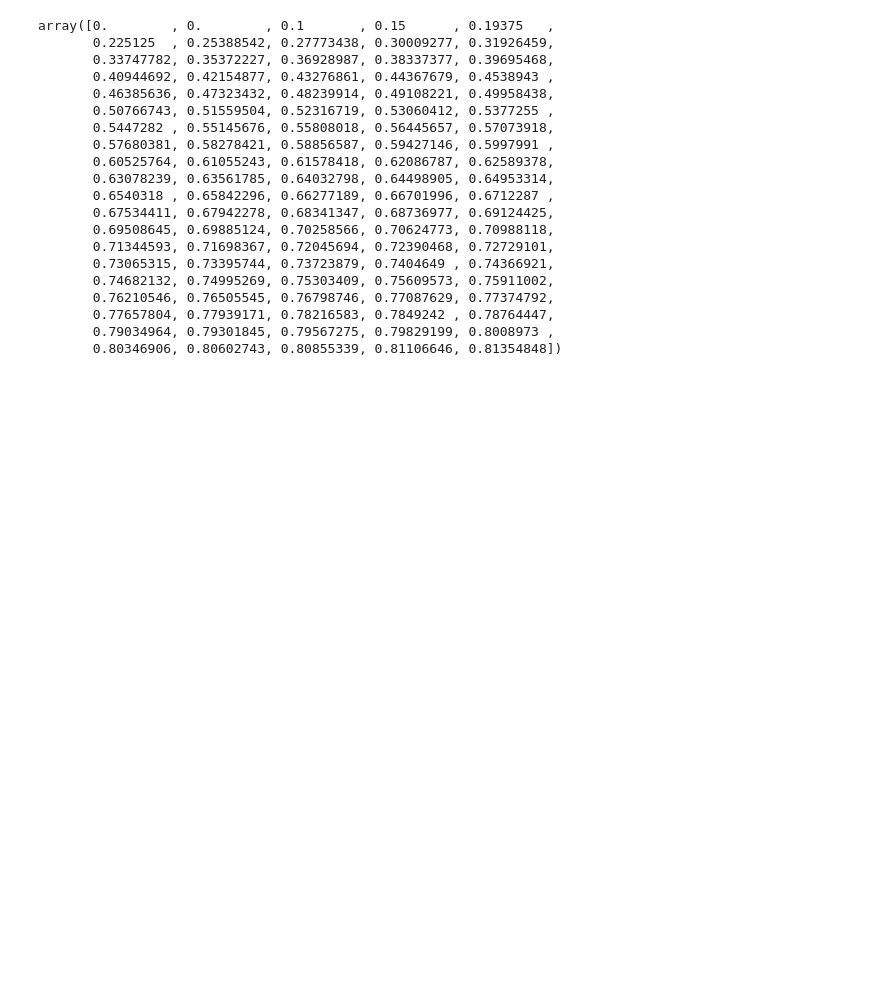
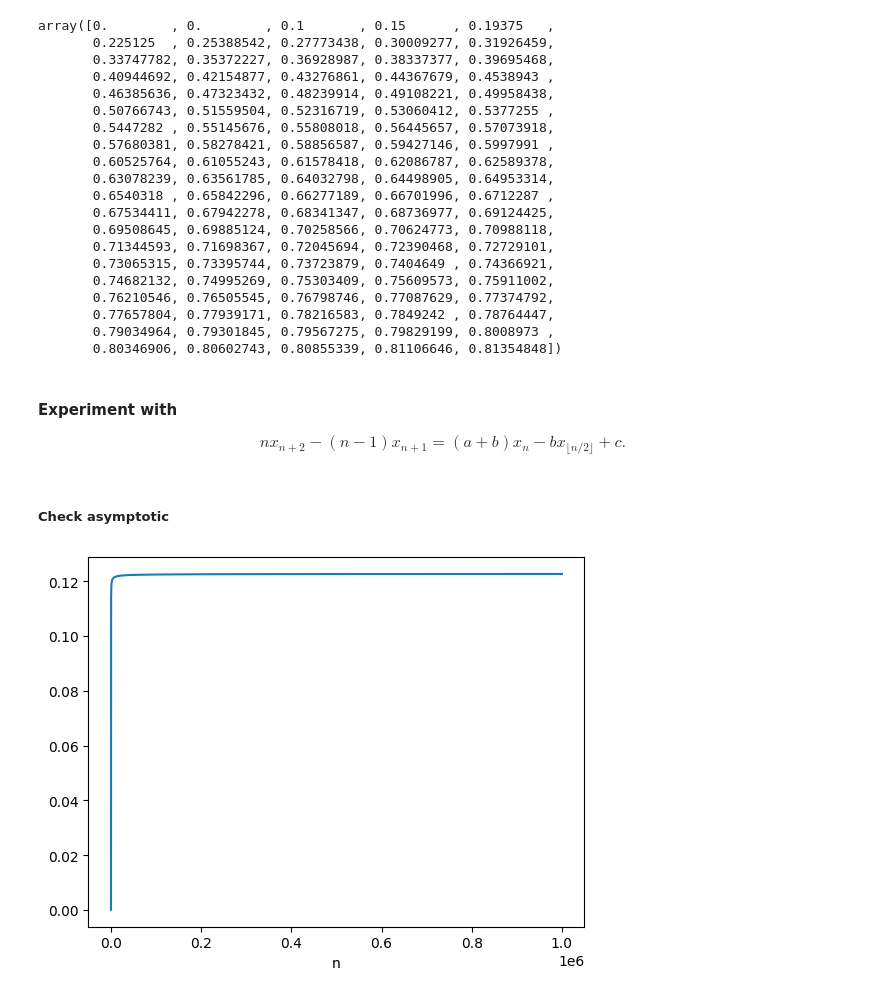
Before and after one commit to mintcd/m2-bezout, a Jupyter notebook: internship/src/symbolic/max_subtree.ipynb, the cells around one changed output. Cells and saved outputs as stored; diff of their text form; code cells hidden in the pictures; blank space fills up the shorter version.

```diff
--- a/internship/src/symbolic/max_subtree.ipynb
+++ b/internship/src/symbolic/max_subtree.ipynb
@@ -413,3 +418,31 @@ array([0.        , 0.        , 0.1       , 0.15      , 0.19375   ,
        0.77657804, 0.77939171, 0.78216583, 0.7849242 , 0.78764447,
        0.79034964, 0.79301845, 0.79567275, 0.79829199, 0.8008973 ,
        0.80346906, 0.80602743, 0.80855339, 0.81106646, 0.81354848])
+# %% [markdown]
+#### Experiment with
+
+$$nx_{n+2} - (n-1)x_{n+1} = (a+b)x_n - bx_{\lfloor n/2\rfloor} + c.$$
+# %% [markdown]
+##### Check asymptotic
+# %%
+a = 1.5
+b = 0.2
+c = 0.1
+
+alpha = solve_alpha(a, b)
+
+N = 1000000
+
+X = np.zeros(N+1)
+
+for n in range(3, N+1):
+    xn = ((n-3) * X[n-1] + (a+b)* X[n-2] - b*X[(n+2)//2] + c)/(n-2)
+    X[n] = xn
+
+normalized = X[1:] / np.power(np.arange(1, N+1), alpha)
+
+plt.plot(normalized)
+plt.xlabel('n')
+plt.show()
+# %% [output]
+[figure, added]
```
Also changed, not shown: parts of 16 cells of this notebook, 12 other files.
